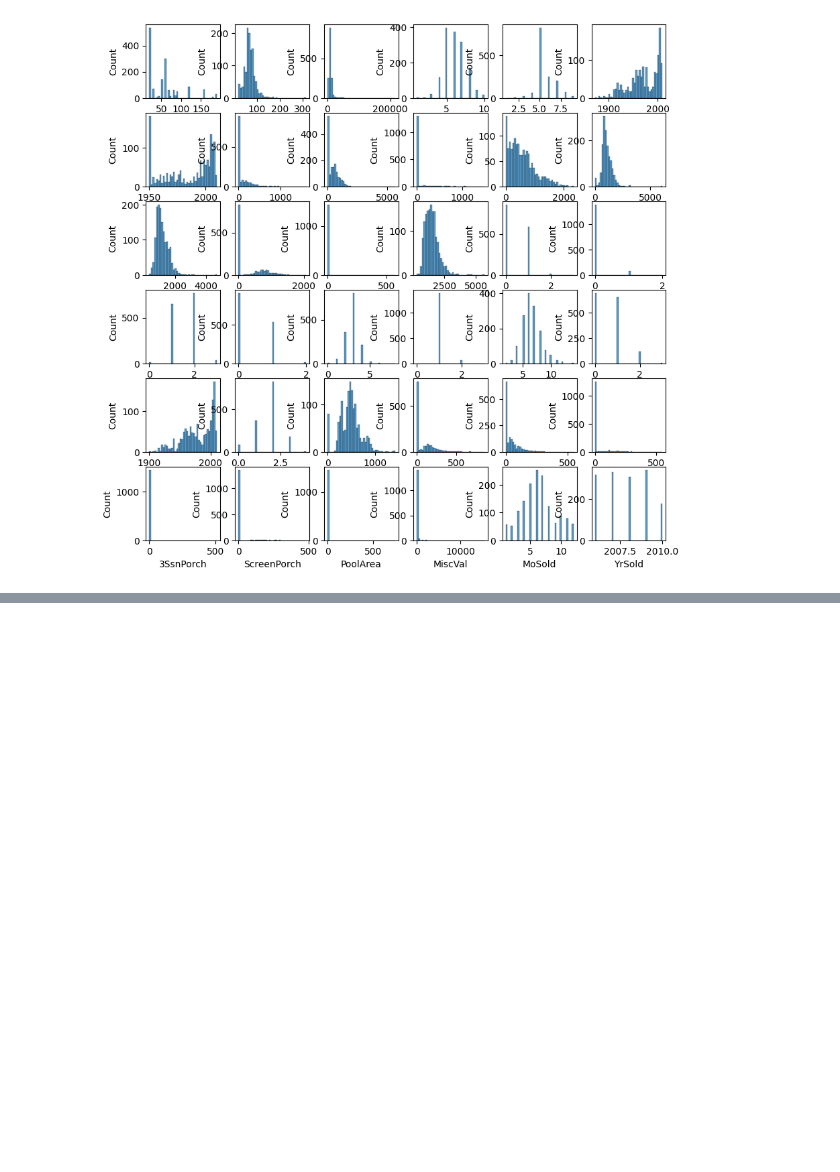
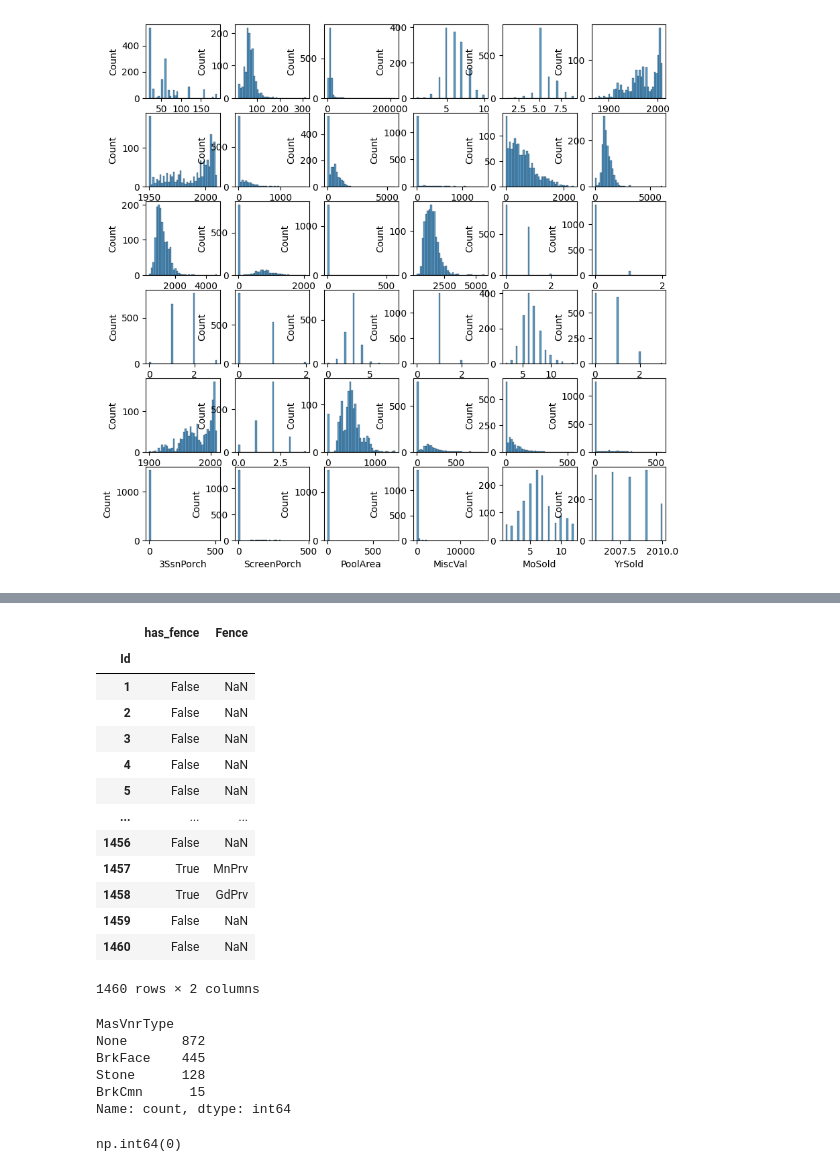
Before and after one commit to stuart-n-wilson/House-price-prediction, a Jupyter notebook: house_price_prediction_notebook.ipynb, the cells around one changed output, grey strips where cells are left out. Cells and saved outputs as stored; diff of their text form; code cells hidden in the pictures; blank space fills up the shorter version.

```diff
--- a/house_price_prediction_notebook.ipynb
+++ b/house_price_prediction_notebook.ipynb
@@ -79,7 +79,7 @@ cols_to_drop.append("PoolQC")
 # %%
 # Derive house_age and remodel_age variables
 
-house_age_cols = ["YrSol", "YearBuilt", "YearRemodAdd"]
+house_age_cols = ["YrSold", "YearBuilt", "YearRemodAdd"]
 
 df["house_age"] = df["YrSold"] - df["YearBuilt"]
 
@@ -115,0 +134,10 @@ cols_to_drop
+# %%
+# Create has_shed variable
+
+df["MiscFeature"].value_counts()
+
+df["has_shed"] = df["MiscFeature"] == "Shed"
+
+cols_to_drop.append("MiscFeature")
+
+df["has_shed"]
@@ -115,0 +158,52 @@ cols_to_drop
+# %%
+df["Alley"].value_counts()
+
+cols_to_drop.append("Alley")
+# %%
+# Create has_fence variable
+
+df["Fence"].value_counts()
+
+df["has_fence"] = ~df["Fence"].isnull()
+
+cols_to_drop.append("Fence")
+
+df[["has_fence", "Fence"]]
+# %% [output]
+|  | has_fence | Fence |
+| Id |  |  |
+| 1 | False | NaN |
+| 2 | False | NaN |
+| 3 | False | NaN |
+| 4 | False | NaN |
+| 5 | False | NaN |
+| ... | ... | ... |
+| 1456 | False | NaN |
+| 1457 | True | MnPrv |
+| 1458 | True | GdPrv |
+| 1459 | False | NaN |
+| 1460 | False | NaN |
+1460 rows × 2 columns
+# %%
+# Replacing msising MasVnrType with None, and MasVnrArea with 0
+
+df["MasVnrType"] = df["MasVnrType"].fillna("None")
+
+df["MasVnrArea"] = df["MasVnrArea"].fillna(0)
+
+df["MasVnrType"].value_counts()
+# %% [output]
+MasVnrType
+None       872
+BrkFace    445
+Stone      128
+BrkCmn      15
+Name: count, dtype: int64
+# %%
+# Convert LotFrontage null to zero
+
+df["LotFrontage"] = df["LotFrontage"].fillna(0)
+
+df["LotFrontage"].isnull().sum()
+# %% [output]
+np.int64(0)
```
Also changed, not shown: parts of 8 cells of this notebook.
